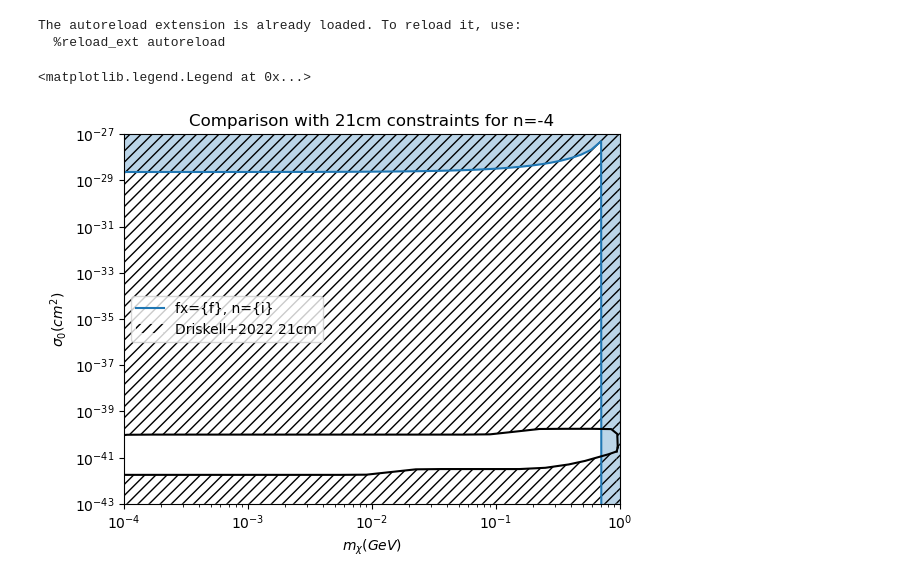
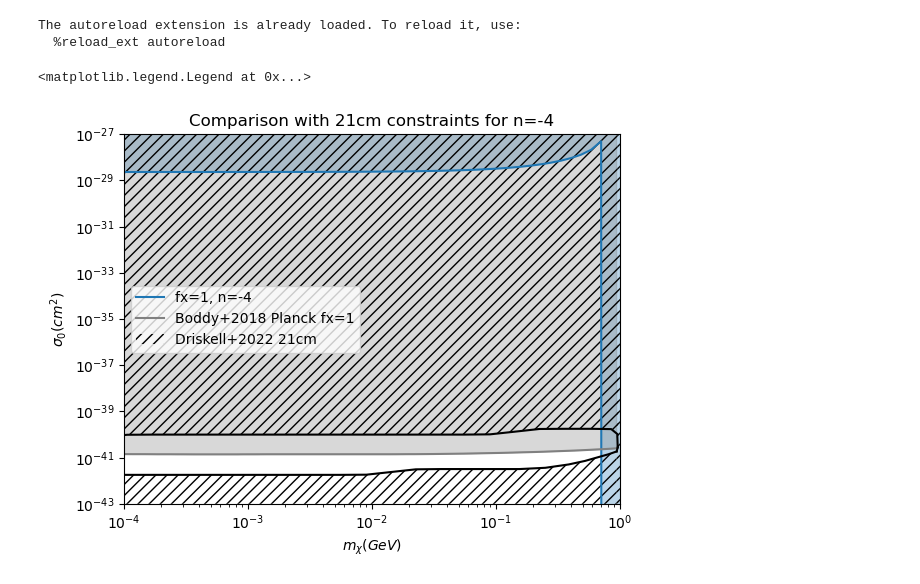
Before and after one commit to kpardo/thermo-idm, a Jupyter notebook: constraints_comparison.ipynb, the cells around one changed output. Cells and saved outputs as stored; diff of their text form; code cells hidden in the pictures.

Commit message:
added CMB constraint

```diff
--- a/constraints_comparison.ipynb
+++ b/constraints_comparison.ipynb
@@ -12,6 +12,28 @@ from cluster import Cluster
 # %% [output]
 The autoreload extension is already loaded. To reload it, use:
   %reload_ext autoreload
+# %%
+# load this work data (GalWeight clusters)
+galwcls=pd.read_csv('data/galwcls.dat', sep='|', header=None)
+cls_data = {'sig500': galwcls[:][8],
+            'M500': galwcls[:][11],
+            'r200': galwcls[:][13],
+            'sig200':galwcls[:][15],
+            'M200':galwcls[:][18]}
+units = {'sig500': u.km/u.s,
+            'M500': u.Msun,
+            'r200': u.Mpc,
+            'sig200': u.km/u.s,
+            'M200': u.Msun, }
+cls_table = QTable(cls_data, units=units)
+r200_avg = np.mean(cls_table['r200'])
+M200_avg = np.mean(cls_table['M200'])
+sig200_avg = np.mean(cls_table['sig200'])
+M500_avg = np.mean(cls_table['M500'])
+cls_avg = Cluster(r200_avg, M200_avg, sig200_avg, m500=M500_avg)
+# %%
+# load CMB data
+n4_fx1_data = pd.read_csv('data/boddy_gluscevic_2018_fx_1.csv', header=None)
 # %%
 # load 21 cm data
 data_21cm = np.loadtxt('data/driskell2022.csv', delimiter=',')
@@ -40,28 +43,32 @@ cls_avg = Cluster(r200_avg, M200_avg, sig200_avg, m500=M500_avg)
 # %%
 # plot limits
 y1=1e-43
 y2=1e-27
 x1=1e-4
 x2=1e0
 plt.xlim(x1, x2)
 plt.ylim(y1, y2)
 
 
 # Plot this work constraint
 cls_avg.plot_sigma0_vs_m_chi(n=[-4], region=True)
 
+# Plot Boddy Gluscevic 2018 CMB constraint
+plt.loglog(n4_fx1_data[0], n4_fx1_data[1], label="Boddy+2018 Planck fx=1", color='gray')
+plt.fill_between(n4_fx1_data[0], n4_fx1_data[1], y2=y2, alpha=0.3, color='gray')
+
 
 # Plot Driskell+ 2022 21 cm constraint
 plt.loglog(upper[:,0], upper[:,1], color='k')
 plt.loglog(lower[:,0], lower[:,1], color='k')
 plt.loglog(vertical[:,0], vertical[:, 1], color='k')
 plt.fill_between(upper[:,0], upper[:,1], y2=y2, hatch='///', alpha=0, label='Driskell+2022 21cm')
 plt.fill_between(lower[:,0], lower[:,1], y2=y1, hatch='///', alpha=0)
 plt.fill_betweenx([y1,y2], vertical[:,0], x2, hatch='///', alpha=0)
 
 
 plt.title("Comparison with 21cm constraints for n=-4")
 plt.legend()
 # %% [output]
 <matplotlib.legend.Legend at 0x...>
-[figure, old version]
+[figure, new version]
```
Also changed, not shown: parts of 1 cell of this notebook, 1 other file.
